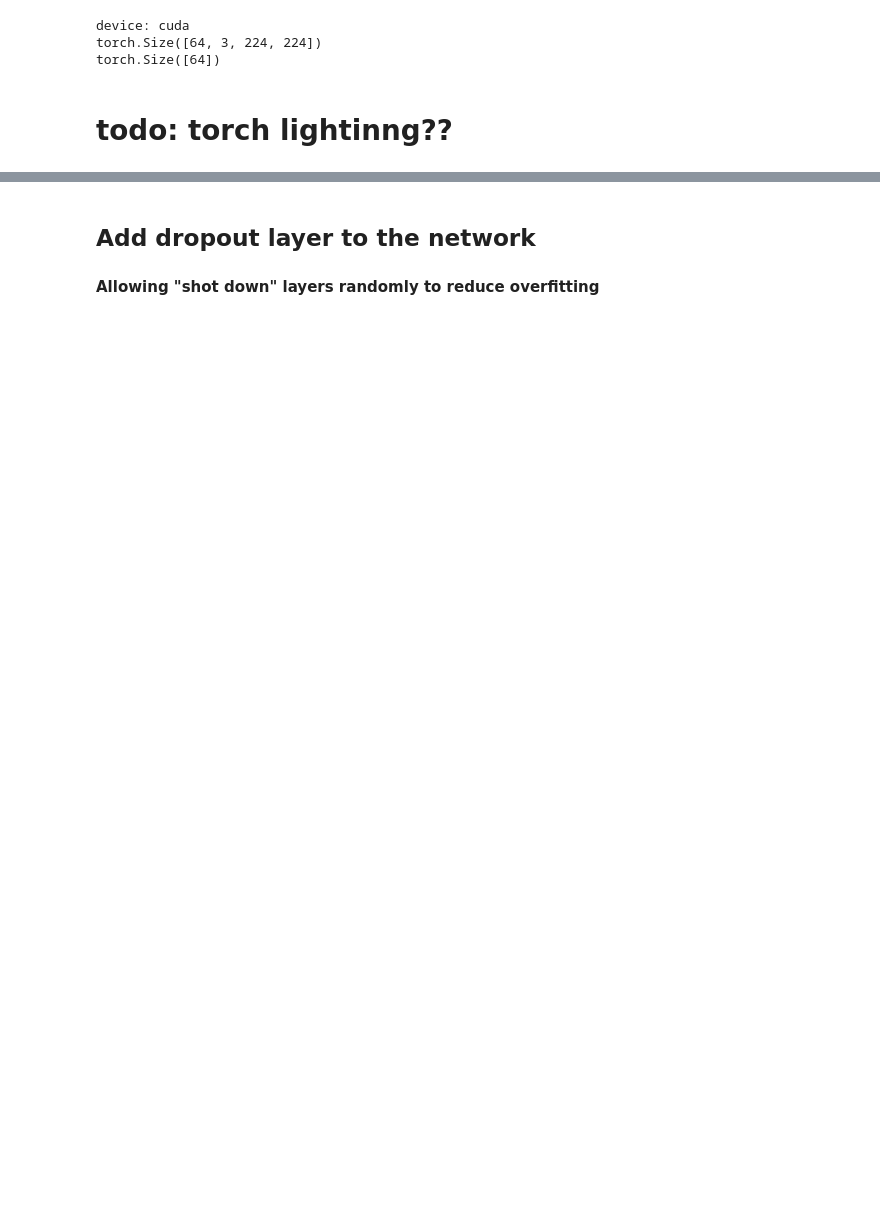
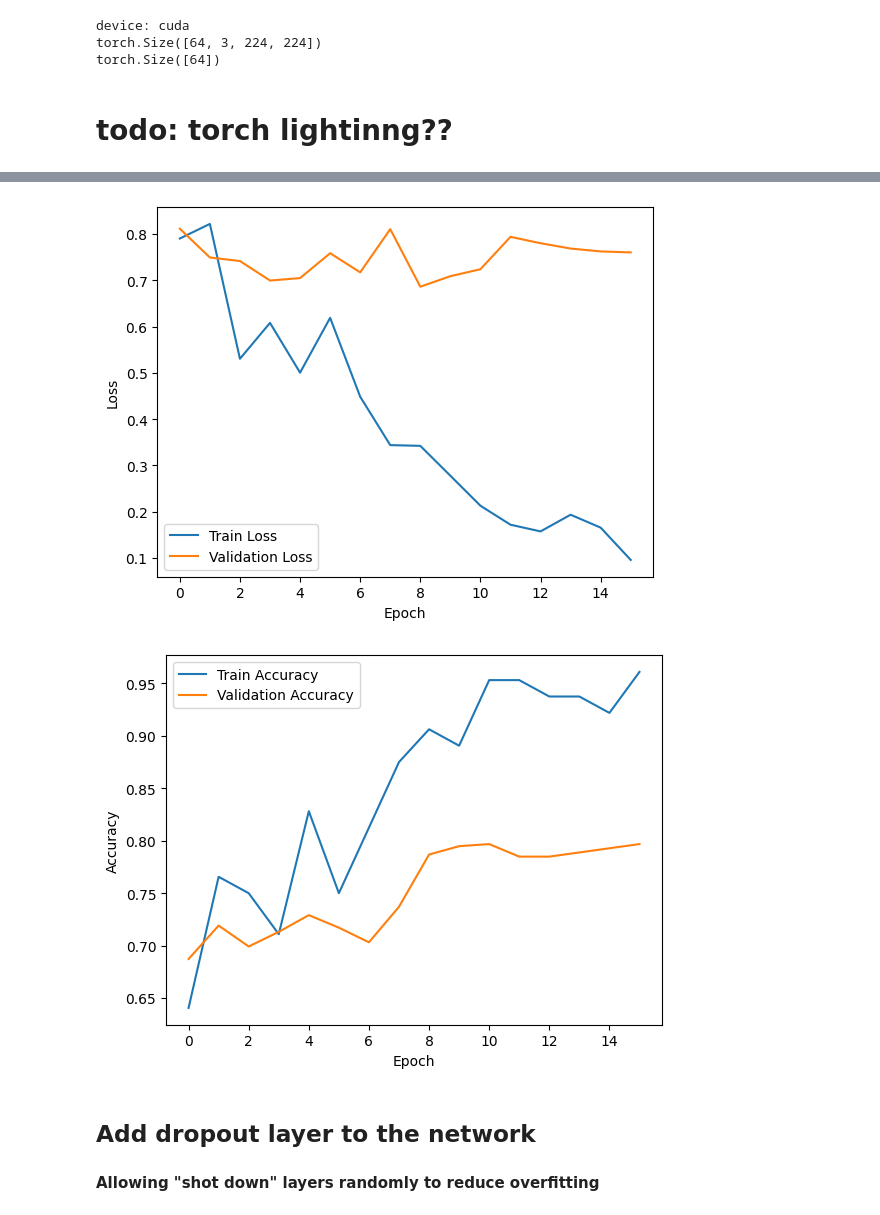
Before and after one commit to TairCohen/Computer-Vision-Project, a Jupyter notebook: skin-disease-classification.ipynb, the cells around one changed output, grey strips where cells are left out. Cells and saved outputs as stored; diff of their text form; code cells hidden in the pictures; blank space fills up the shorter version.

```diff
--- a/skin-disease-classification.ipynb
+++ b/skin-disease-classification.ipynb
@@ -222,0 +300,10 @@ torch.Size([64])
+# %%
+import pandas as pd
+log_path = "logs/csv_logs/version_2/metrics.csv"
+
+log = pd.read_csv(log_path, sep=',')
+log = log.groupby('epoch').mean()  # merge the train and valid rows
+log['epoch'] = log.index  # because "Epoch" gets turned into the index
+log.index.name = ''  # to remove the name "Epoch" from the index
+df=log
+df
@@ -223,3 +329,21 @@ torch.Size([64])
+# %%
+
+plt.plot(df["epoch"], df["train_loss"], label="Train Loss")
+plt.plot(df["epoch"], df["val_loss"], label="Validation Loss")
+plt.xlabel("Epoch")
+plt.ylabel("Loss")
+plt.legend()
+plt.show()
+
+plt.plot(df["epoch"], df["train_accuracy"], label="Train Accuracy")
+plt.plot(df["epoch"], df["val_accuracy"], label="Validation Accuracy")
+plt.xlabel("Epoch")
+plt.ylabel("Accuracy")
+plt.legend()
+plt.show()
+# %% [output]
+[figure, added]
+[figure, added]
 # %%
 def train_loop(dataloader, model, criterion, optimizer, device):
     size = len(dataloader.dataset)
```
Also changed, not shown: parts of 11 cells of this notebook.
